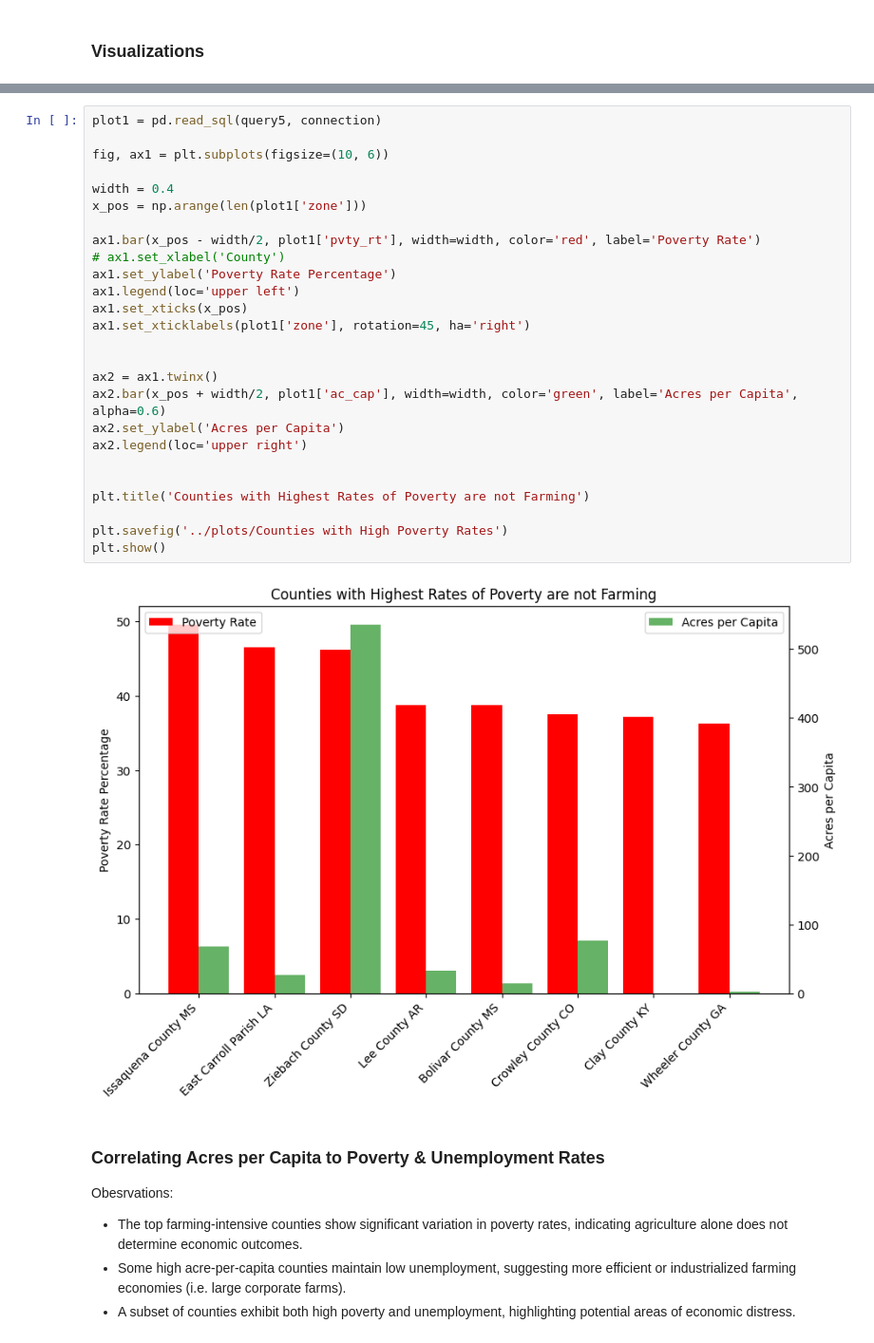
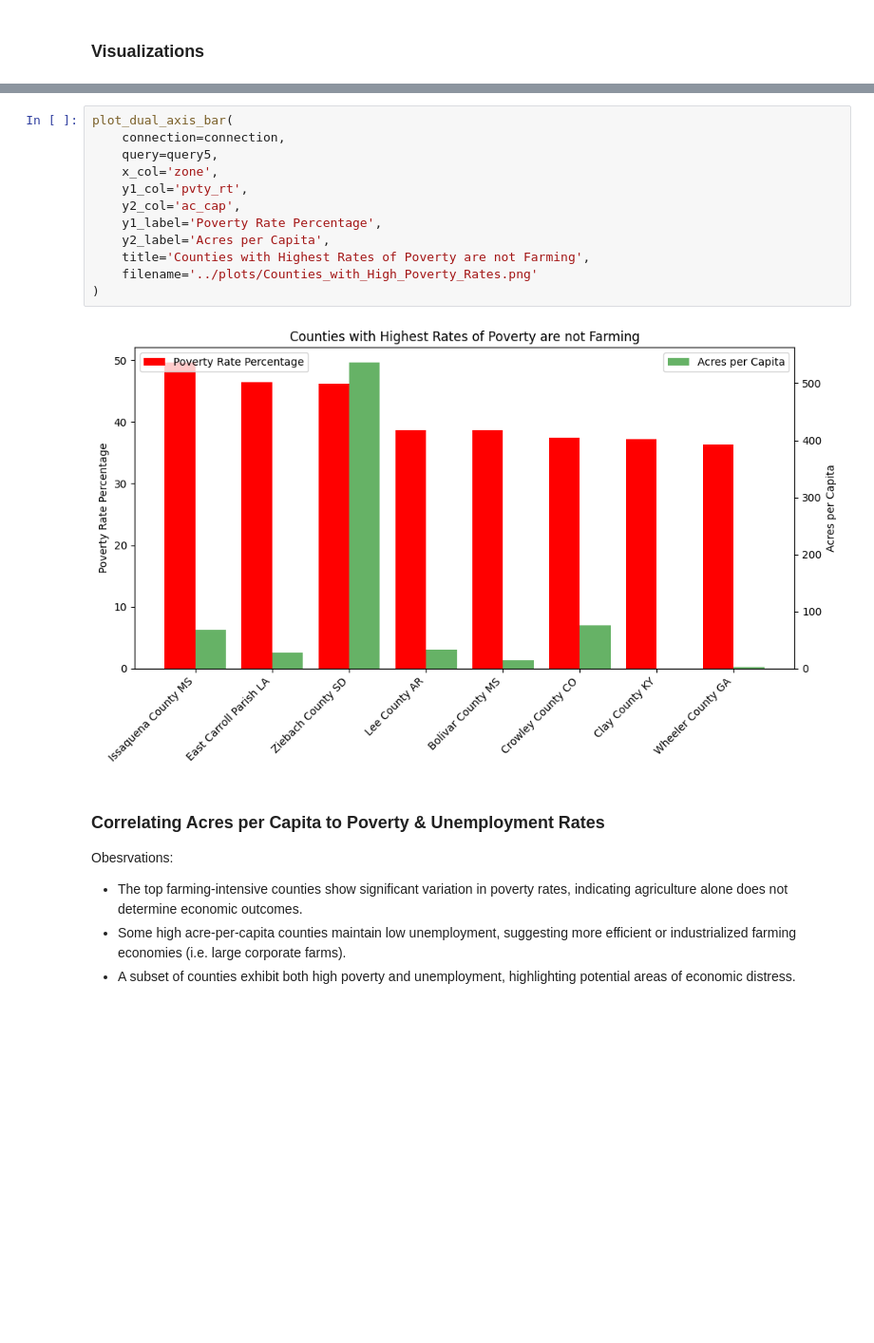
Before and after one commit to reppenp/Capstone_Project_Agri_Influence, a Jupyter notebook: workbook/agri_influence.ipynb, the cells around one changed output, grey strips where cells are left out. Shown at 95% size. Cells and saved outputs as stored; diff of their text form; blank space fills up the shorter version.

```diff
--- a/workbook/agri_influence.ipynb
+++ b/workbook/agri_influence.ipynb
@@ -956,33 +953,19 @@ plt.show()
 
 Obesrvations: Similar to Unemployment rate, Poverty rate does not directly correlate with farming acres per capita
-# %%
-plot1 = pd.read_sql(query5, connection)
-
-fig, ax1 = plt.subplots(figsize=(10, 6))
-
-width = 0.4
-x_pos = np.arange(len(plot1['zone']))
-
-ax1.bar(x_pos - width/2, plot1['pvty_rt'], width=width, color='red', label='Poverty Rate')
-# ax1.set_xlabel('County')
-ax1.set_ylabel('Poverty Rate Percentage')
-ax1.legend(loc='upper left')
-ax1.set_xticks(x_pos)
-ax1.set_xticklabels(plot1['zone'], rotation=45, ha='right')
-
-
-ax2 = ax1.twinx()
-ax2.bar(x_pos + width/2, plot1['ac_cap'], width=width, color='green', label='Acres per Capita', alpha=0.6)
-ax2.set_ylabel('Acres per Capita')
-ax2.legend(loc='upper right')
-
-
-plt.title('Counties with Highest Rates of Poverty are not Farming')
-
-plt.savefig('../plots/Counties with High Poverty Rates')
-plt.show()
-# %% [output]
-[figure, removed]
+# %%
+plot_dual_axis_bar(
+    connection=connection,
+    query=query5,
+    x_col='zone',
+    y1_col='pvty_rt',
+    y2_col='ac_cap',
+    y1_label='Poverty Rate Percentage',
+    y2_label='Acres per Capita',
+    title='Counties with Highest Rates of Poverty are not Farming',
+    filename='../plots/Counties_with_High_Poverty_Rates.png'
+)
+# %% [output]
+[figure, added]
 # %% [markdown]
 ### Correlating Acres per Capita to Poverty & Unemployment Rates
 
```
Also changed, not shown: parts of 10 cells of this notebook, 6 other files.
